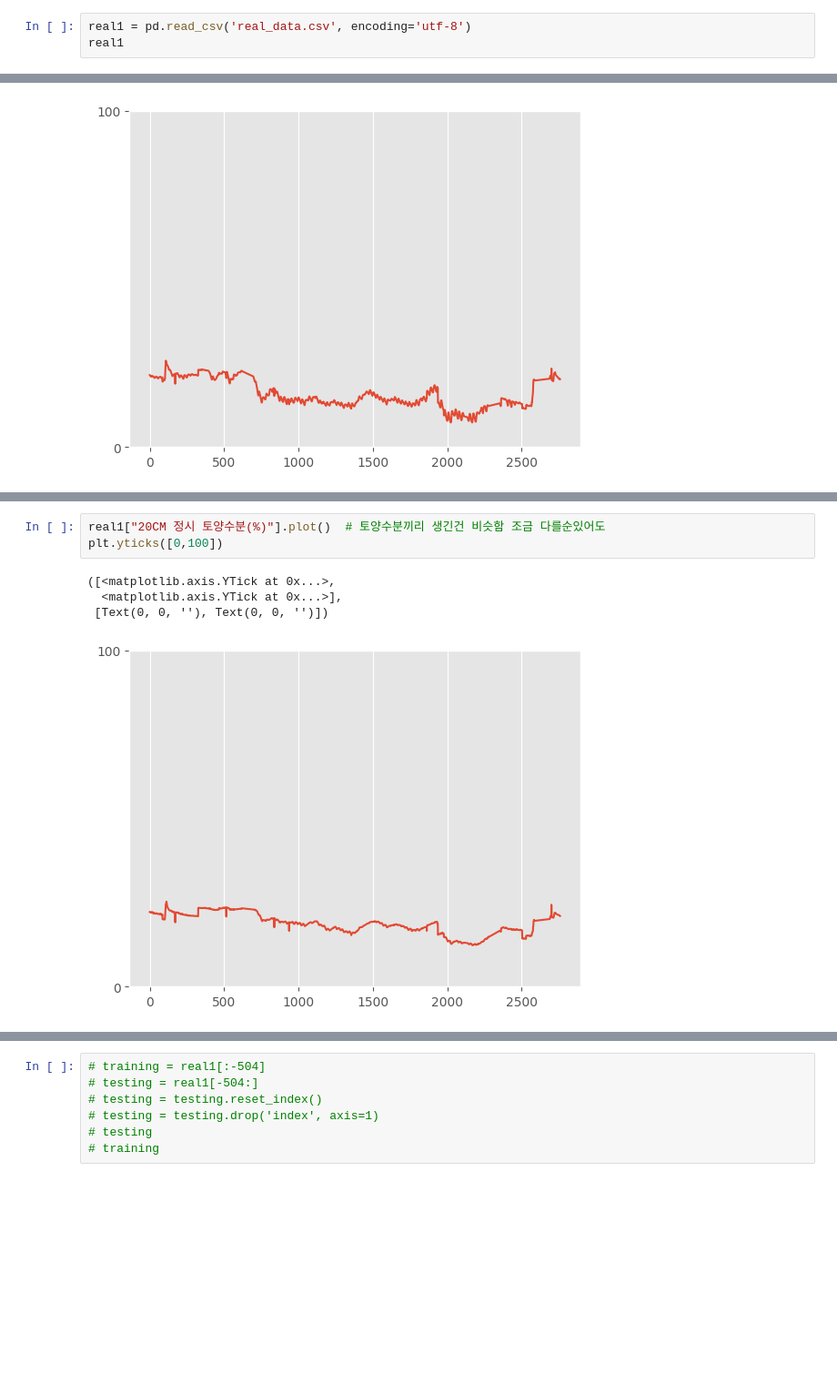
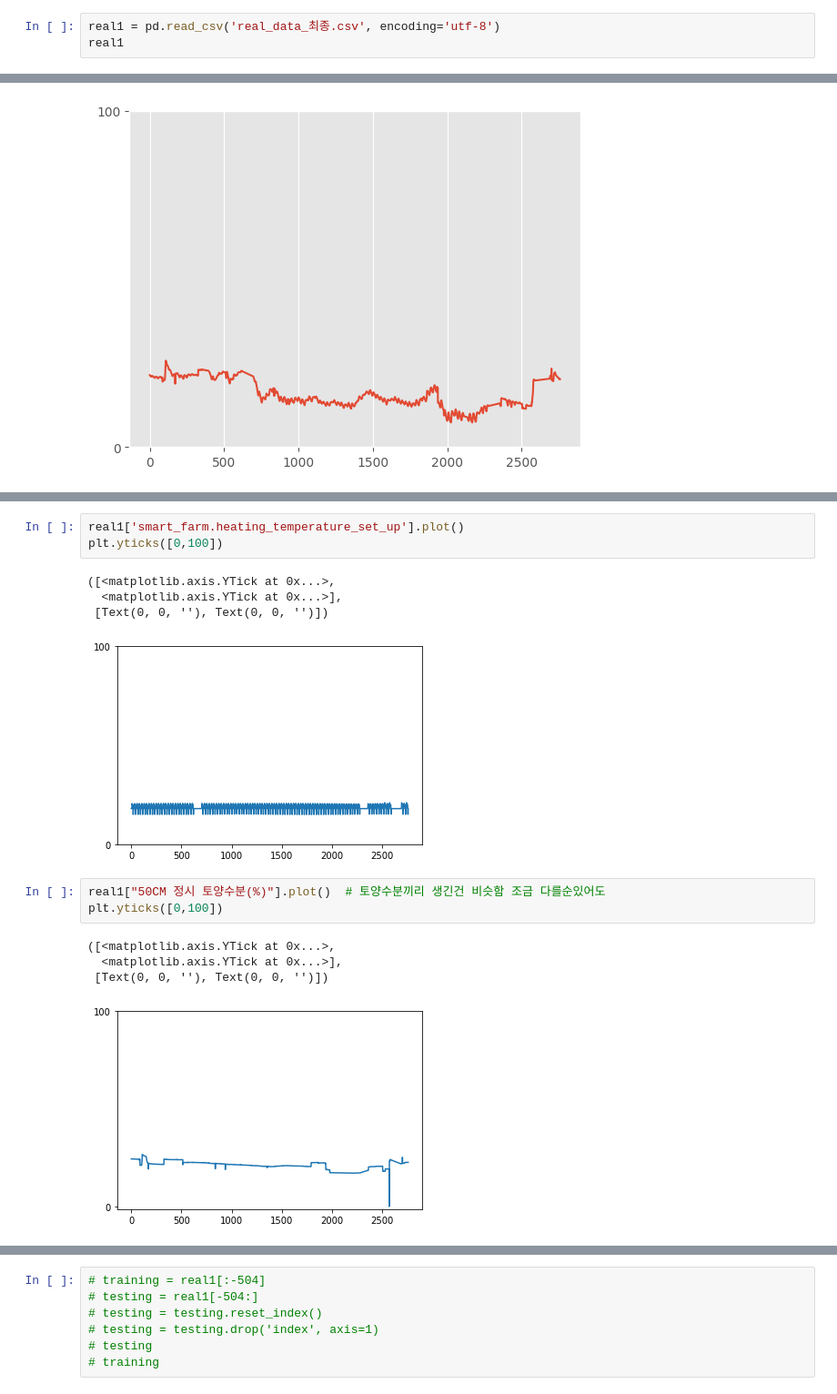
Before and after one commit to lala991204/Contest_weather, a Jupyter notebook: Smart_Farm/EDA.ipynb, the cells around one changed output, grey strips where cells are left out. Shown at 91% size. Drawn from its saved outputs; the diff is of its cells as text; blank space fills up the shorter version.

```diff
--- a/Smart_Farm/EDA.ipynb
+++ b/Smart_Farm/EDA.ipynb
@@ -68,6 +68,6 @@ submission1             # "년도 월 일 시 분 => 년도 월 일"  예측
 | 11 | 2022 | 3 | 19 | NaN | NaN |
 | 12 | 2022 | 3 | 20 | NaN | NaN |
 # %%
-real1 = pd.read_csv('real_data.csv', encoding='utf-8')
+real1 = pd.read_csv('real_data_최종.csv', encoding='utf-8')
 real1
 # %% [output]
@@ -170,8 +522,16 @@ plt.yticks([0,100])       # 다들 열 공급량과 관해 주기모양 비슷
+# %%
+real1['smart_farm.heating_temperature_set_up'].plot()
+plt.yticks([0,100])
+# %% [output]
+([<matplotlib.axis.YTick at 0x...>,
+  <matplotlib.axis.YTick at 0x...>],
+ [Text(0, 0, ''), Text(0, 0, '')])
+[figure, added]
 # %%
-real1["20CM 정시 토양수분(%)"].plot()  # 토양수분끼리 생긴건 비슷함 조금 다를순있어도
+real1["50CM 정시 토양수분(%)"].plot()  # 토양수분끼리 생긴건 비슷함 조금 다를순있어도
 plt.yticks([0,100])
 # %% [output]
 ([<matplotlib.axis.YTick at 0x...>,
   <matplotlib.axis.YTick at 0x...>],
  [Text(0, 0, ''), Text(0, 0, '')])
-[figure, old version]
+[figure, new version]
```
Also changed, not shown: parts of 36 cells of this notebook, 3 other files.
